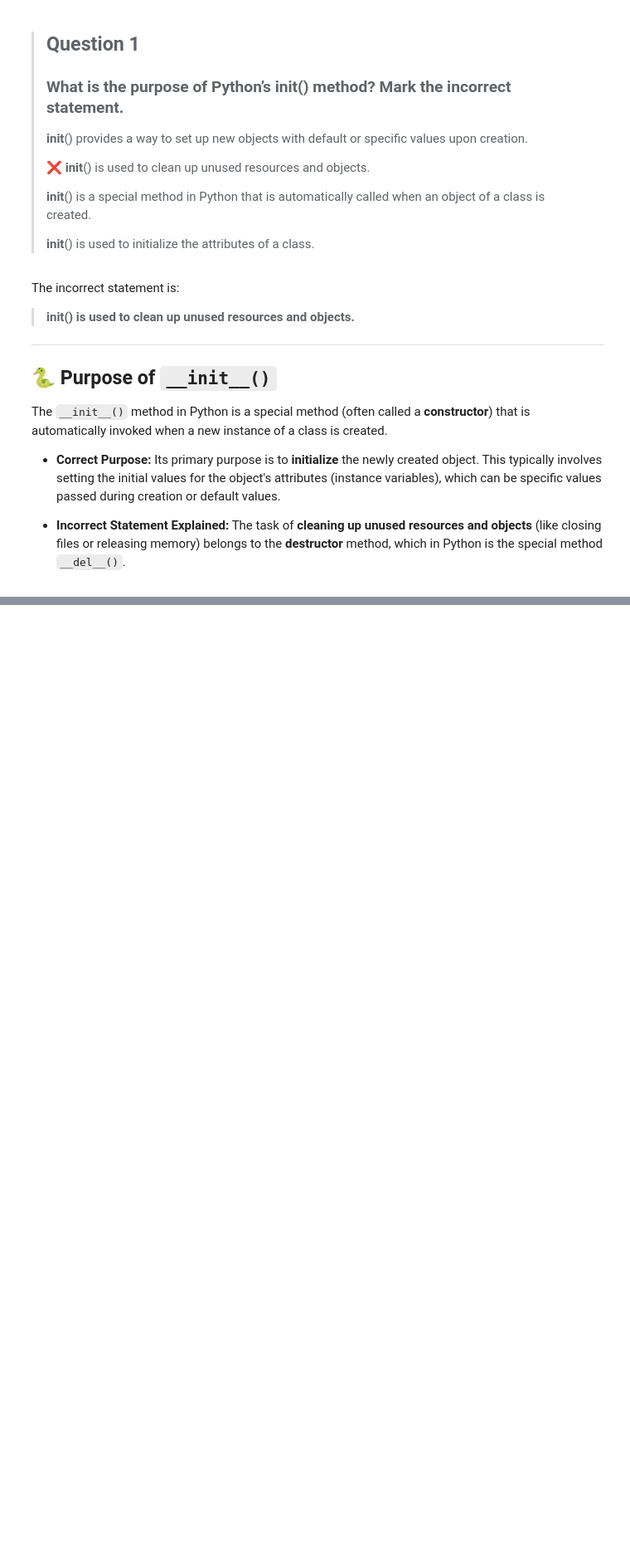
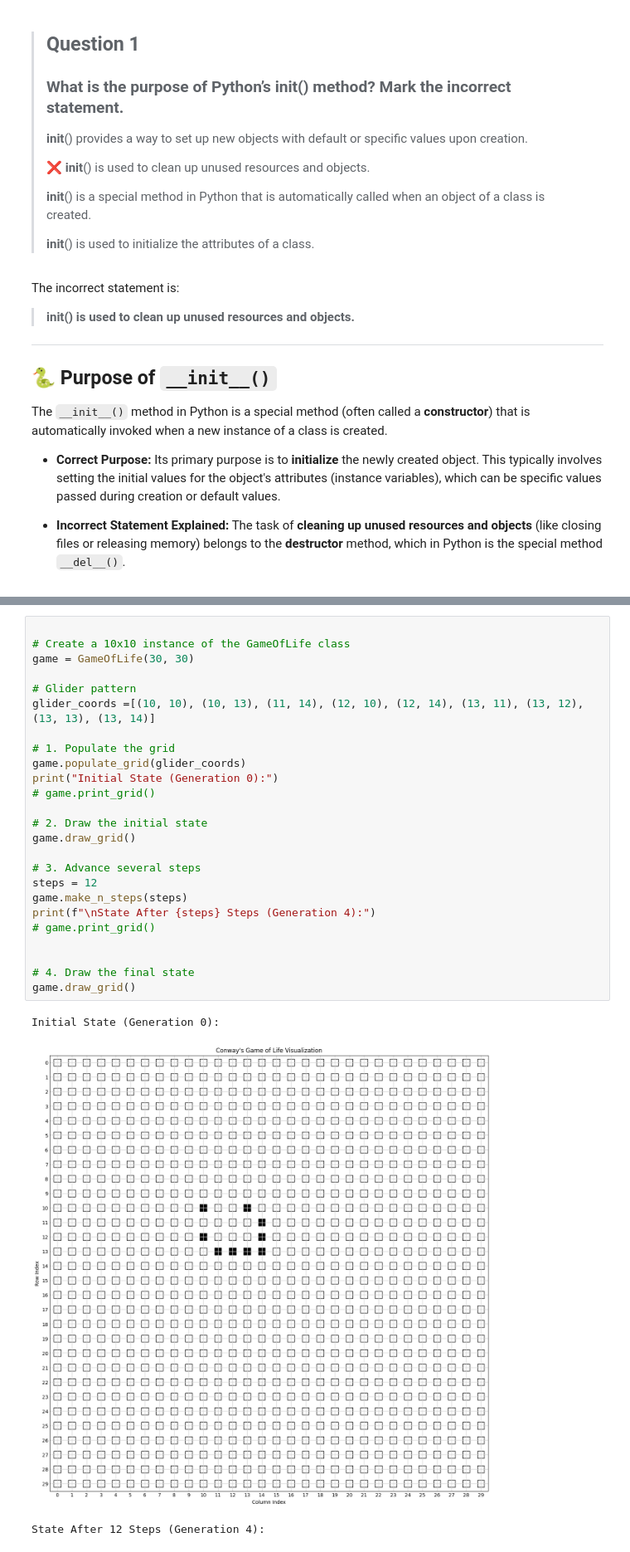
Before and after one commit to NinjaZMY/Game_of_Life__365datascience, a Jupyter notebook: The Game of Life.ipynb, the cells around one changed output, grey strips where cells are left out. Shown at 83% size. Drawn from its saved outputs; the diff is of its cells as text; blank space fills up the shorter version.

```diff
--- a/The Game of Life.ipynb
+++ b/The Game of Life.ipynb
@@ -552,0 +726,29 @@ The `__init__()` method in Python is a special method (often called a **construc
+# %%
+
+# Create a 10x10 instance of the GameOfLife class
+game = GameOfLife(30, 30)
+
+# Glider pattern
+glider_coords =[(10, 10), (10, 13), (11, 14), (12, 10), (12, 14), (13, 11), (13, 12), (13, 13), (13, 14)]
+
+# 1. Populate the grid
+game.populate_grid(glider_coords)
+print("Initial State (Generation 0):")
+# game.print_grid()
+
+# 2. Draw the initial state
+game.draw_grid()
+
+# 3. Advance several steps
+steps = 12
+game.make_n_steps(steps)
+print(f"\nState After {steps} Steps (Generation 4):")
+# game.print_grid()
+
+
+# 4. Draw the final state
+game.draw_grid()
+# %% [output]
+Initial State (Generation 0):
+[figure, added]
+State After 12 Steps (Generation 4):
```
Also changed, not shown: parts of 12 cells of this notebook.
